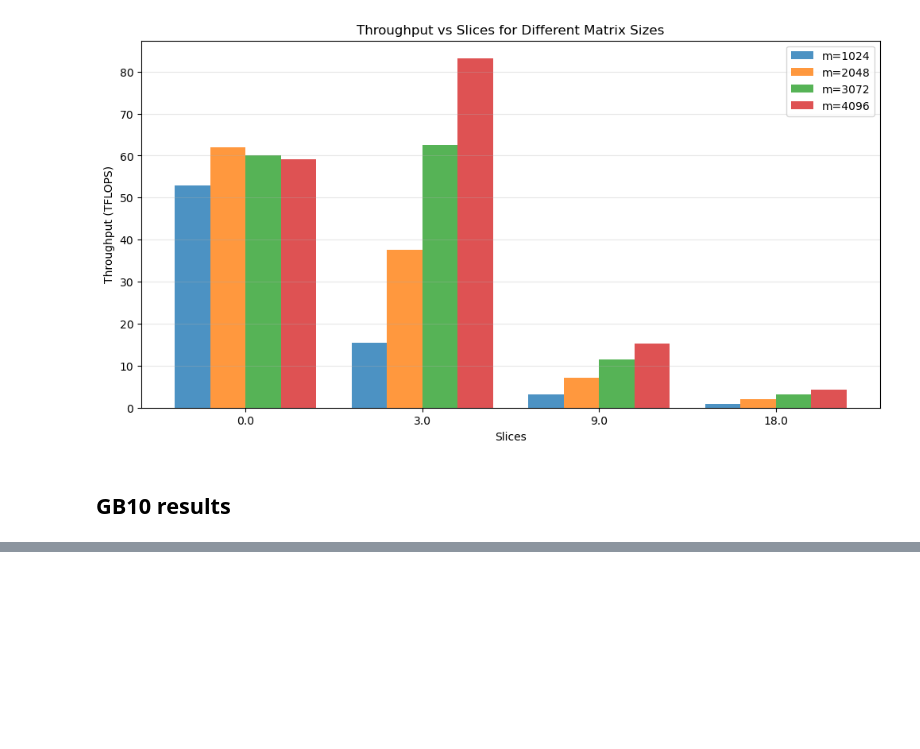
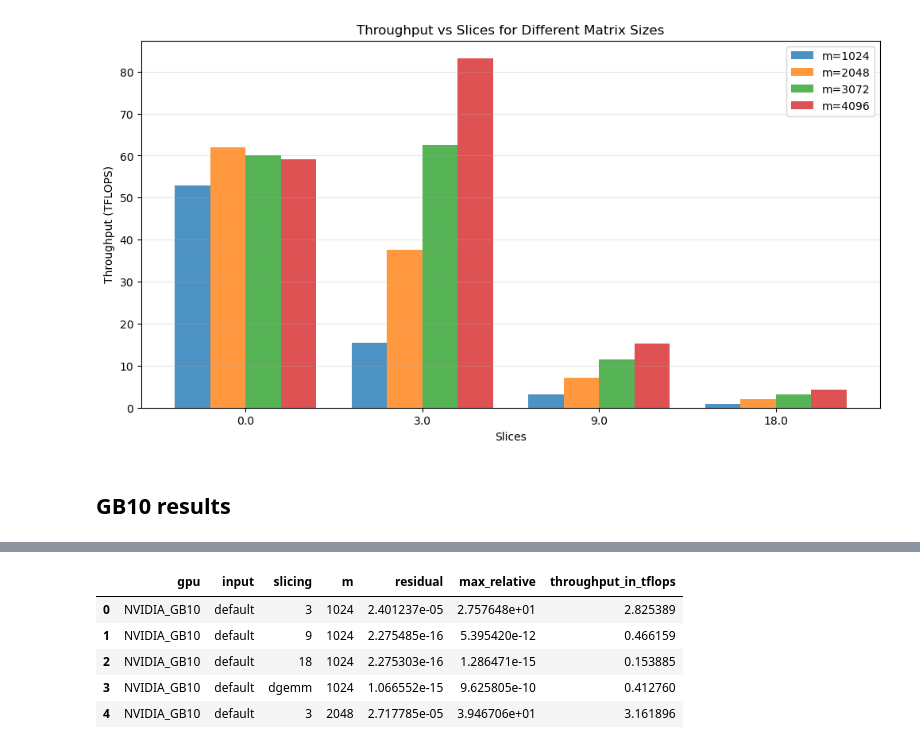
Before and after one commit to Sam-Bieberich/fp64_gb_emulation, a Jupyter notebook: ozIMMU/data_analysis/analysis.ipynb, the cells around one changed output, grey strips where cells are left out. Saved outputs shown, nothing was run; the diff lists cells and outputs as text; code cells hidden in the pictures; blank space fills up the shorter version.

```diff
--- a/ozIMMU/data_analysis/analysis.ipynb
+++ b/ozIMMU/data_analysis/analysis.ipynb
@@ -89,0 +60,9 @@ df_gb10_new.head()
+# %%
+df_gb10.head()
+# %% [output]
+|  | gpu | input | slicing | m | residual | max_relative | throughput_in_tflops |
+| 0 | NVIDIA_GB10 | default | 3 | 1024 | 2.401237e-05 | 2.757648e+01 | 2.825389 |
+| 1 | NVIDIA_GB10 | default | 9 | 1024 | 2.275485e-16 | 5.395420e-12 | 0.466159 |
+| 2 | NVIDIA_GB10 | default | 18 | 1024 | 2.275303e-16 | 1.286471e-15 | 0.153885 |
+| 3 | NVIDIA_GB10 | default | dgemm | 1024 | 1.066552e-15 | 9.625805e-10 | 0.412760 |
+| 4 | NVIDIA_GB10 | default | 3 | 2048 | 2.717785e-05 | 3.946706e+01 | 3.161896 |
```
Also changed, not shown: parts of 6 cells of this notebook, 1 other file.
